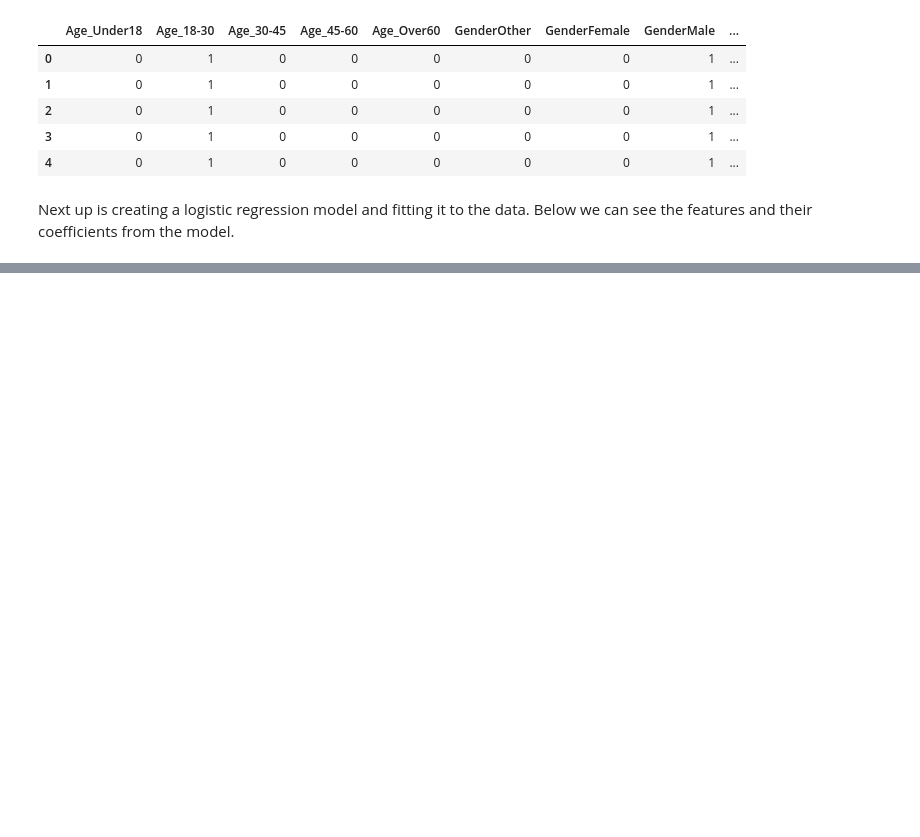
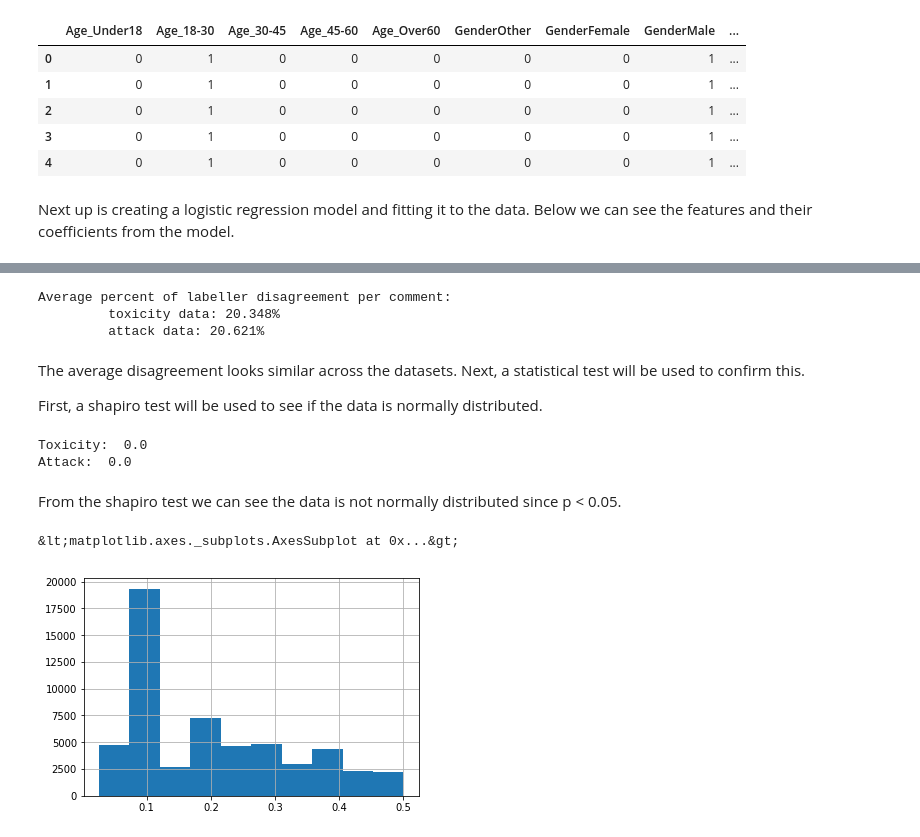
Before and after one commit to NalaniKai/data-512, a Jupyter notebook: data-512-a2/StepByStepNotebook.ipynb, the cells around one changed output, grey strips where cells are left out. Drawn from its saved outputs; the diff is of its cells as text; code cells hidden in the pictures; blank space fills up the shorter version.

```diff
--- a/data-512-a2/StepByStepNotebook.ipynb
+++ b/data-512-a2/StepByStepNotebook.ipynb
@@ -322,0 +358,11 @@ The demographic data would be more helpful in detecting bias if there was also i
+# %%
+def get_num_labels_per_option(df, col):
+    num_labels_per_option = df.groupby('rev_id')[col].value_counts() #options to label are either 1=Yes/toxic or 0=No/not toxic
+    num_labels_per_option = pd.DataFrame(num_labels_per_option) #convert into dataframe
+    num_labels_per_option.columns = ['NumLabelers'] #rename column
+    num_labels_per_option.reset_index(inplace=True)
+    return num_labels_per_option
+
+toxic_num_labels_per_option = get_num_labels_per_option(toxicity_annotations, 'toxicity')
+attack_num_labels_per_option = get_num_labels_per_option(attack_annotations, 'attack')
+attack_num_labels_per_option.head()
@@ -322,0 +378,11 @@ The demographic data would be more helpful in detecting bias if there was also i
+# %%
+not_toxic = toxic_num_labels_per_option[toxic_num_labels_per_option["toxicity"] == 0] #only not toxic labels
+not_toxic.columns = ["rev_id", "toxicity", "num_workers_labelling_no"]
+toxic = toxic_num_labels_per_option[toxic_num_labels_per_option["toxicity"] == 1] #only toxic labels
+toxic.columns = ["rev_id", "toxicity", "num_workers_labelling_yes"]
+
+not_attack = attack_num_labels_per_option[attack_num_labels_per_option["attack"] == 0] #only not attack labels
+not_attack.columns = ["rev_id", "attack", "num_workers_labelling_no"]
+attack = attack_num_labels_per_option[attack_num_labels_per_option["attack"] == 1] #only attack labels
+attack.columns = ["rev_id", "attack", "num_workers_labelling_yes"]
+attack.head()
@@ -322,0 +398,13 @@ The demographic data would be more helpful in detecting bias if there was also i
+# %%
+def get_disagreement(yes_df, no_df, col):
+    disagreement = pd.merge(yes_df, no_df, how='inner', on="rev_id") #inner join on comments
+    disagreement["num_workers_disagree"] = disagreement.apply(lambda s: #get the number of workers who disagreed from the majority decision
+        s["num_workers_labelling_no"] if s["num_workers_labelling_yes"] >= s["num_workers_labelling_no"] else s["num_workers_labelling_yes"], axis=1)
+    disagreement["total_labellers"] = disagreement["num_workers_labelling_yes"] + disagreement["num_workers_labelling_no"]
+    disagreement["percent_disagree"] = disagreement["num_workers_disagree"] / disagreement["total_labellers"]
+    disagreement = disagreement.drop([col + "_x", col + "_y"], axis=1)
+    return disagreement
+
+toxicity_disagreement = get_disagreement(toxic, not_toxic, "toxicity")
+attack_disagreement = get_disagreement(attack, not_attack, "attack")
+attack_disagreement.head()
@@ -322,0 +422,25 @@ The demographic data would be more helpful in detecting bias if there was also i
+# %%
+print("Average percent of labeller disagreement per comment:")
+print("\t toxicity data: %.3f%%" % (100 * toxicity_disagreement["percent_disagree"].mean()))
+print("\t attack data: %.3f%%" % (100 * attack_disagreement["percent_disagree"].mean()))
+# %% [output]
+Average percent of labeller disagreement per comment:
+         toxicity data: 20.348%
+         attack data: 20.621%
+# %% [markdown]
+The average disagreement looks similar across the datasets. Next, a statistical test will be used to confirm this.
+
+First, a shapiro test will be used to see if the data is normally distributed.
+# %%
+from scipy.stats import shapiro
+
+toxicity = toxicity_disagreement["percent_disagree"].values.tolist()
+attack = attack_disagreement["percent_disagree"].values.tolist()
+
+print("Toxicity: ", shapiro(toxicity)[1])
+print("Attack: ", shapiro(attack)[1])
+# %% [output]
+Toxicity:  0.0
+Attack:  0.0
+# %% [markdown]
+From the shapiro test we can see the data is not normally distributed since p < 0.05.
@@ -322,0 +449,5 @@ The demographic data would be more helpful in detecting bias if there was also i
+# %%
+attack_disagreement["percent_disagree"].hist() #plot attack histogram
+# %% [output]
+&lt;matplotlib.axes._subplots.AxesSubplot at 0x...&gt;
+[figure, added]
```
Also changed, not shown: parts of 41 cells of this notebook, 1 other file.
